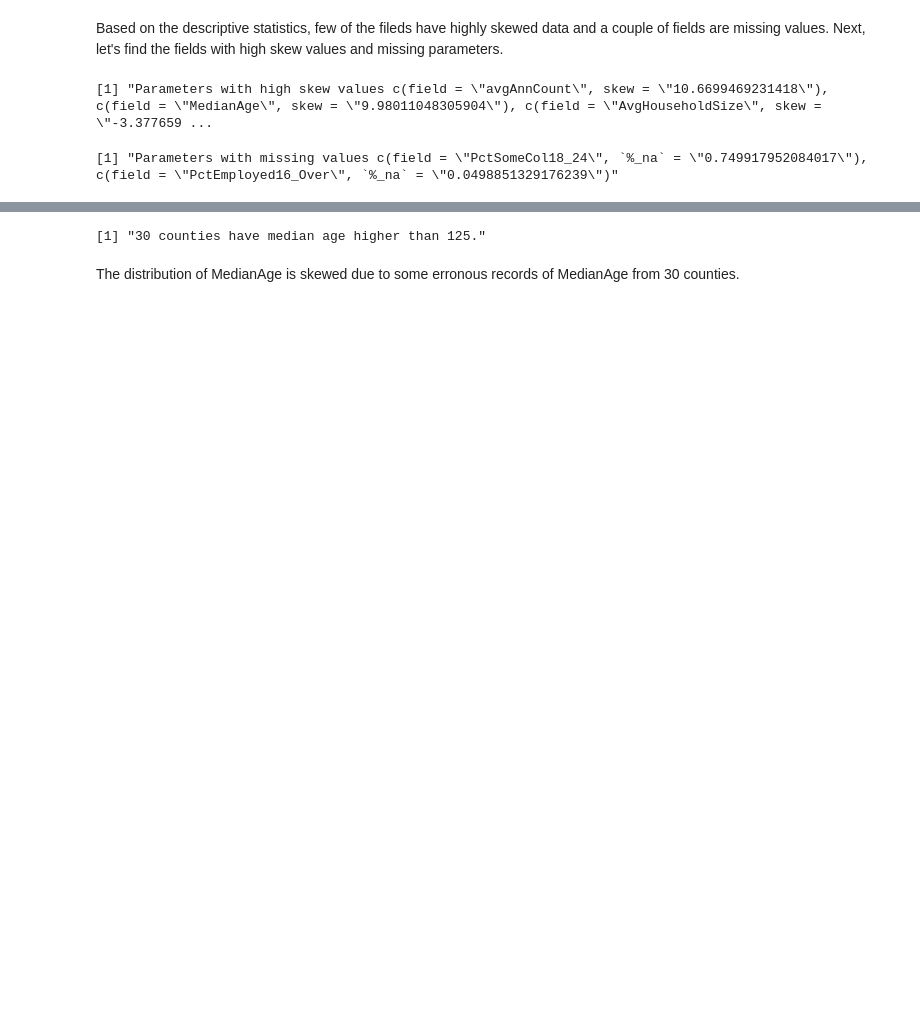
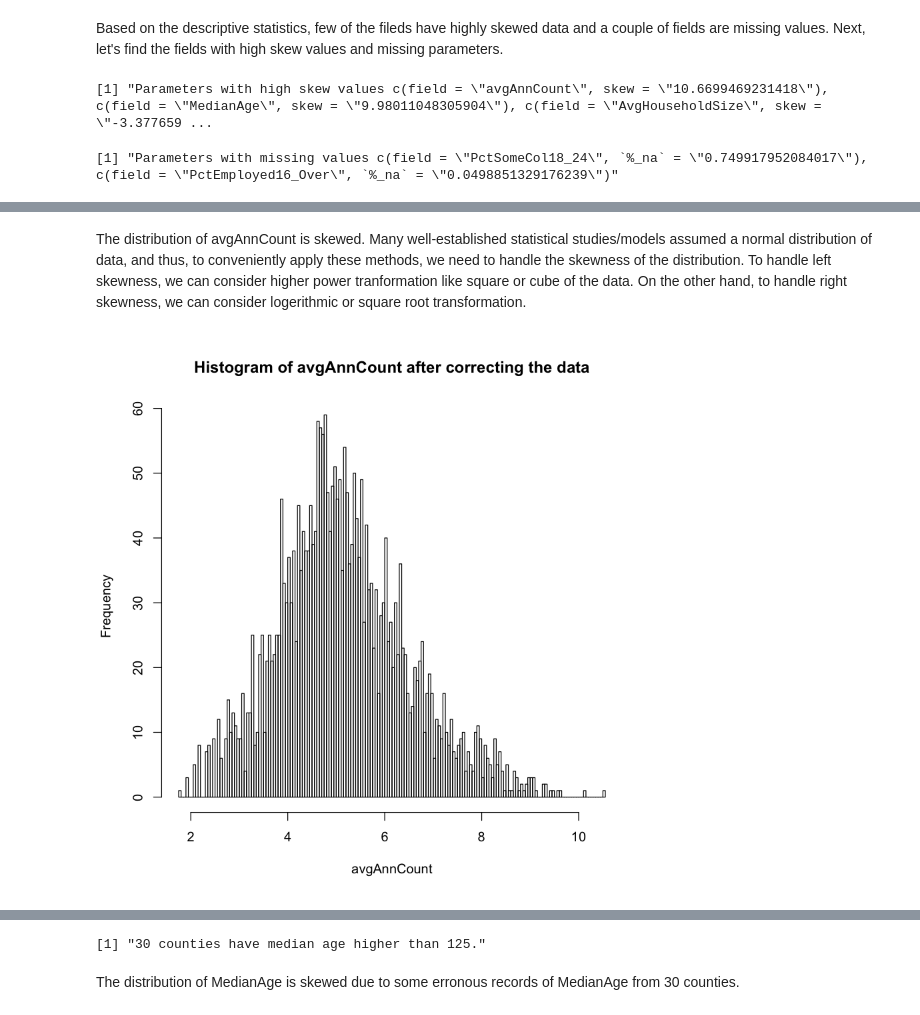
Before and after one commit to dr-patel-an/exploratory_analysis, a Jupyter notebook: Project1_w203_Ankitkumar_Patel.ipynb, the cells around one changed output, grey strips where cells are left out. Saved outputs shown, nothing was run; the diff lists cells and outputs as text; code cells hidden in the pictures; blank space fills up the shorter version.

```diff
--- a/Project1_w203_Ankitkumar_Patel.ipynb
+++ b/Project1_w203_Ankitkumar_Patel.ipynb
@@ -75,0 +97,8 @@ An unusual spike is observed in the range of (1800, 1900) within the long tail o
+# %% [markdown]
+The distribution of avgAnnCount is skewed. Many well-established statistical studies/models assumed a normal distribution of data, and thus, to conveniently apply these methods, we need to handle the skewness of the distribution. To handle left skewness, we can consider higher power tranformation like square or cube of the data. On the other hand, to handle right skewness, we can consider logerithmic or square root transformation.
+# %%
+avgAnnCount_trans <- log(cancer$avgAnnCount)
+hist(avgAnnCount_trans, breaks=200, main="Histogram of avgAnnCount after correcting the data", xlab="avgAnnCount", ylab='Frequency')
+cancer$avgAnnCount <- avgAnnCount_trans
+# %% [output]
+[figure, added]
```
Also changed, not shown: parts of 47 cells of this notebook.
